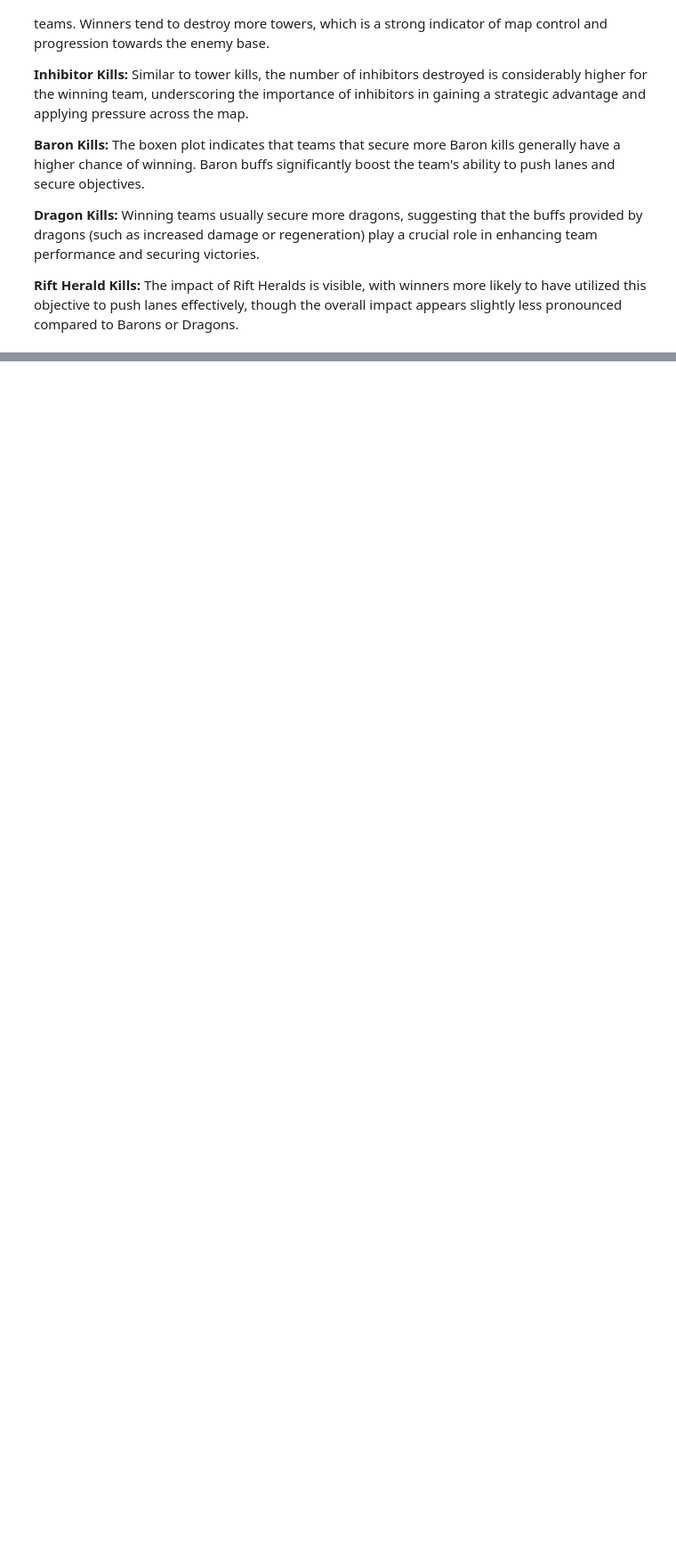
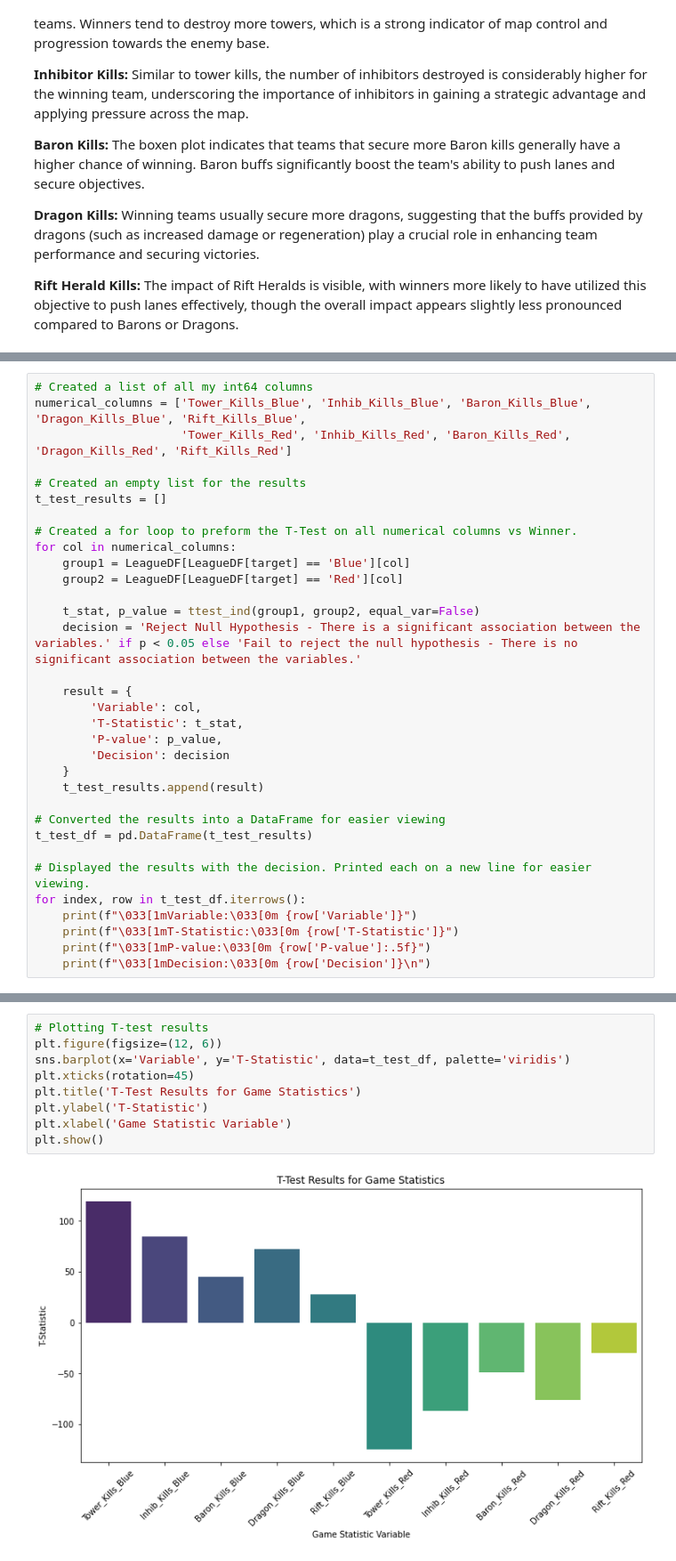
Before and after one commit to Lotus-baumgarner/Forever_Red_Vs_Blue, a Jupyter notebook: LeagueOfLegends.ipynb, the cells around one changed output, grey strips where cells are left out. Shown: that part at 89% size. Drawn from its saved outputs; the diff is of its cells as text; blank space fills up the shorter version.

```diff
--- a/LeagueOfLegends.ipynb
+++ b/LeagueOfLegends.ipynb
@@ -516,0 +697,33 @@ __Strategic Analysis:__ These visualizations help underline which objectives are
+# %%
+# Created a list of all my int64 columns
+numerical_columns = ['Tower_Kills_Blue', 'Inhib_Kills_Blue', 'Baron_Kills_Blue', 'Dragon_Kills_Blue', 'Rift_Kills_Blue',
+                     'Tower_Kills_Red', 'Inhib_Kills_Red', 'Baron_Kills_Red', 'Dragon_Kills_Red', 'Rift_Kills_Red']
+
+# Created an empty list for the results
+t_test_results = []
+
+# Created a for loop to preform the T-Test on all numerical columns vs Winner.
+for col in numerical_columns:
+    group1 = LeagueDF[LeagueDF[target] == 'Blue'][col]
+    group2 = LeagueDF[LeagueDF[target] == 'Red'][col]
+
+    t_stat, p_value = ttest_ind(group1, group2, equal_var=False)
+    decision = 'Reject Null Hypothesis - There is a significant association between the variables.' if p < 0.05 else 'Fail to reject the null hypothesis - There is no significant association between the variables.'
+
+    result = {
+        'Variable': col,
+        'T-Statistic': t_stat,
+        'P-value': p_value,
+        'Decision': decision
+    }
+    t_test_results.append(result)
+
+# Converted the results into a DataFrame for easier viewing
+t_test_df = pd.DataFrame(t_test_results)
+
+# Displayed the results with the decision. Printed each on a new line for easier viewing.
+for index, row in t_test_df.iterrows():
+    print(f"\033[1mVariable:\033[0m {row['Variable']}")
+    print(f"\033[1mT-Statistic:\033[0m {row['T-Statistic']}")
+    print(f"\033[1mP-value:\033[0m {row['P-value']:.5f}")
+    print(f"\033[1mDecision:\033[0m {row['Decision']}\n")
@@ -516,0 +751,11 @@ __Strategic Analysis:__ These visualizations help underline which objectives are
+# %%
+# Plotting T-test results
+plt.figure(figsize=(12, 6))
+sns.barplot(x='Variable', y='T-Statistic', data=t_test_df, palette='viridis')
+plt.xticks(rotation=45)
+plt.title('T-Test Results for Game Statistics')
+plt.ylabel('T-Statistic')
+plt.xlabel('Game Statistic Variable')
+plt.show()
+# %% [output]
+[figure, added]
```
Also changed, not shown: parts of 35 cells of this notebook, 1 other file.
